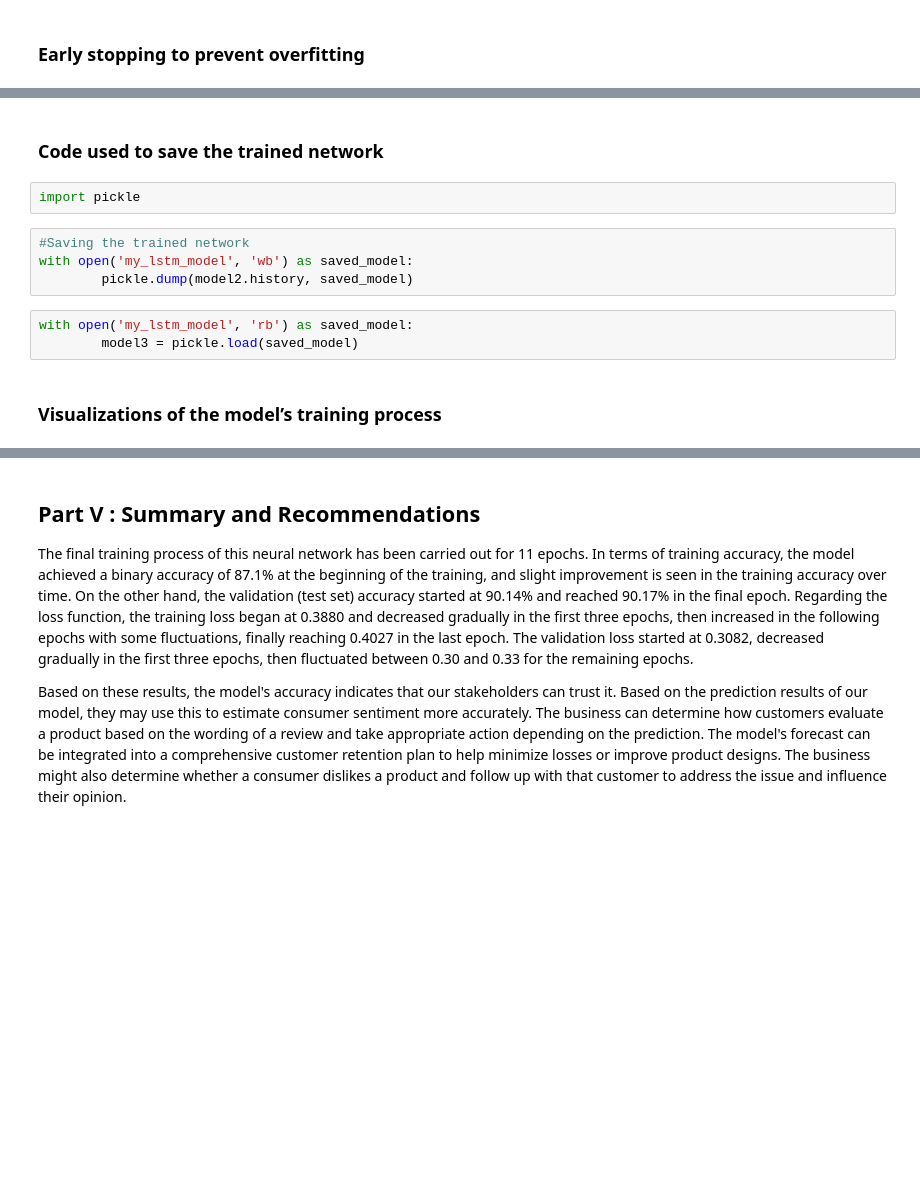
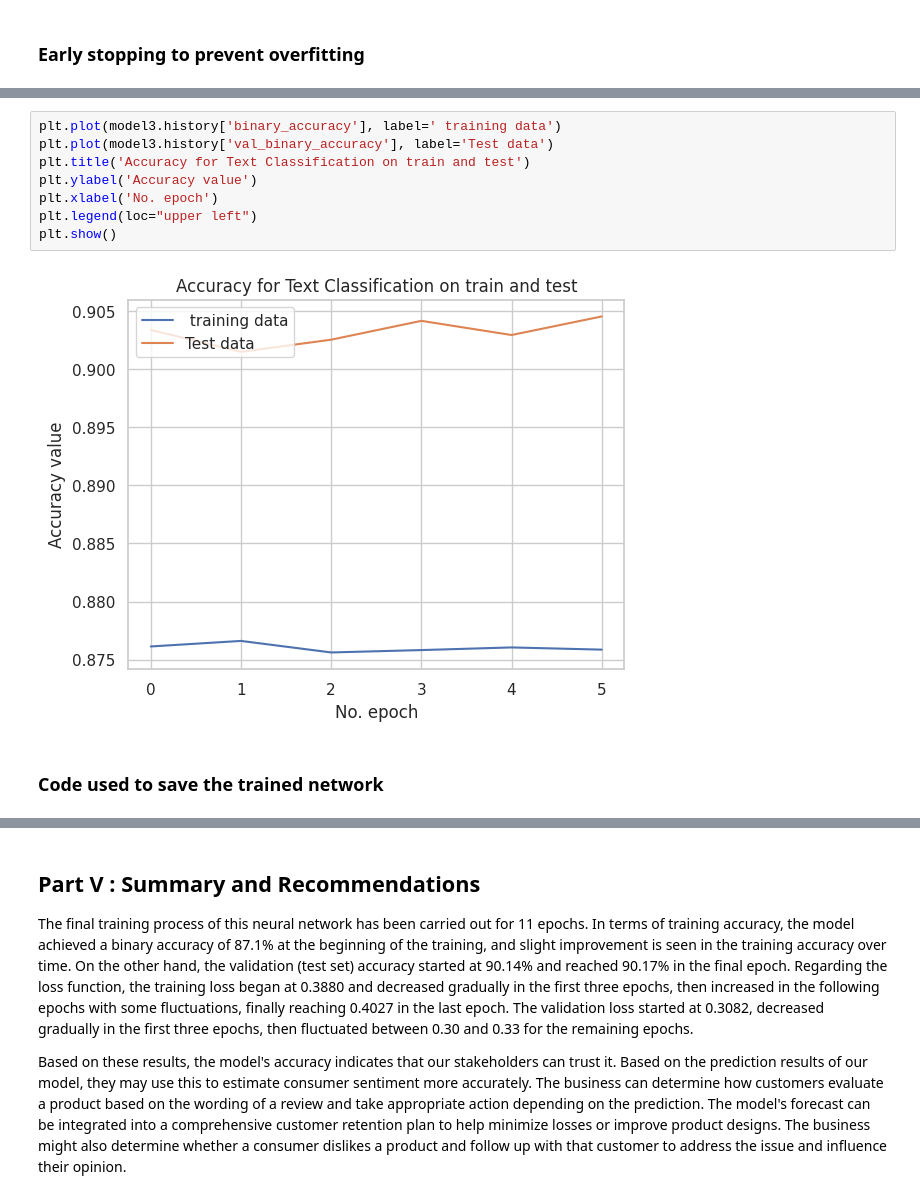
Before and after one commit to cfreeman22/D213, a Jupyter notebook: final_of_d213_task2_b.ipynb, the cells around one changed output, grey strips where cells are left out. Drawn from its saved outputs; the diff is of its cells as text; blank space fills up the shorter version.

```diff
--- a/final_of_d213_task2_b.ipynb
+++ b/final_of_d213_task2_b.ipynb
@@ -646,13 +676,12 @@ Epoch 10/25
+# %%
+plt.plot(model3.history['binary_accuracy'], label=' training data')
+plt.plot(model3.history['val_binary_accuracy'], label='Test data')
+plt.title('Accuracy for Text Classification on train and test')
+plt.ylabel('Accuracy value')
+plt.xlabel('No. epoch')
+plt.legend(loc="upper left")
+plt.show()
+# %% [output]
+[figure, added]
 # %% [markdown]
 ### Code used to save the trained network
-# %%
-import pickle
-# %%
-#Saving the trained network
-with open('my_lstm_model', 'wb') as saved_model:
-        pickle.dump(model2.history, saved_model)
-# %%
-with open('my_lstm_model', 'rb') as saved_model:
-        model3 = pickle.load(saved_model)
-# %% [markdown]
-### Visualizations of the model’s training process
```
Also changed, not shown: parts of 20 cells of this notebook.
